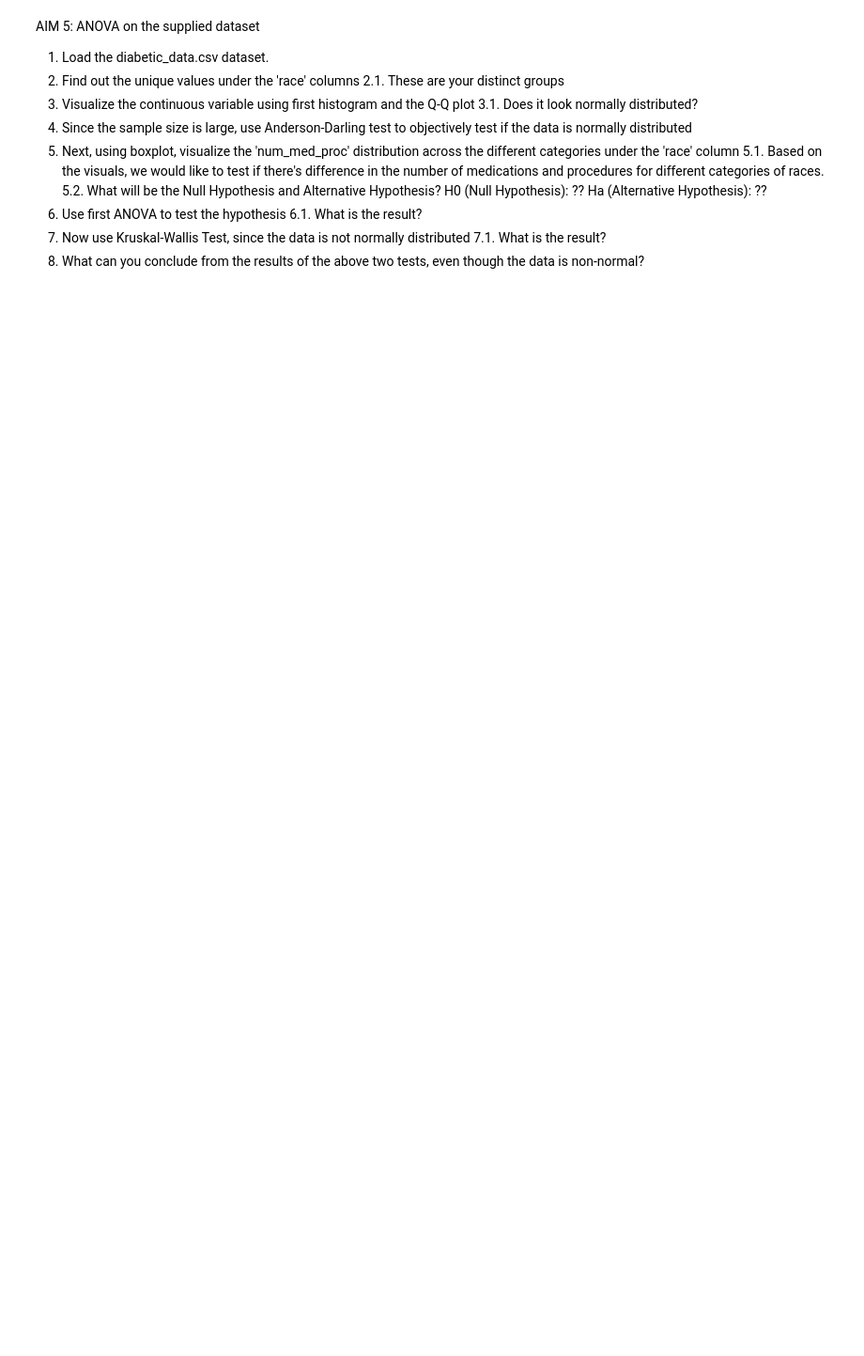
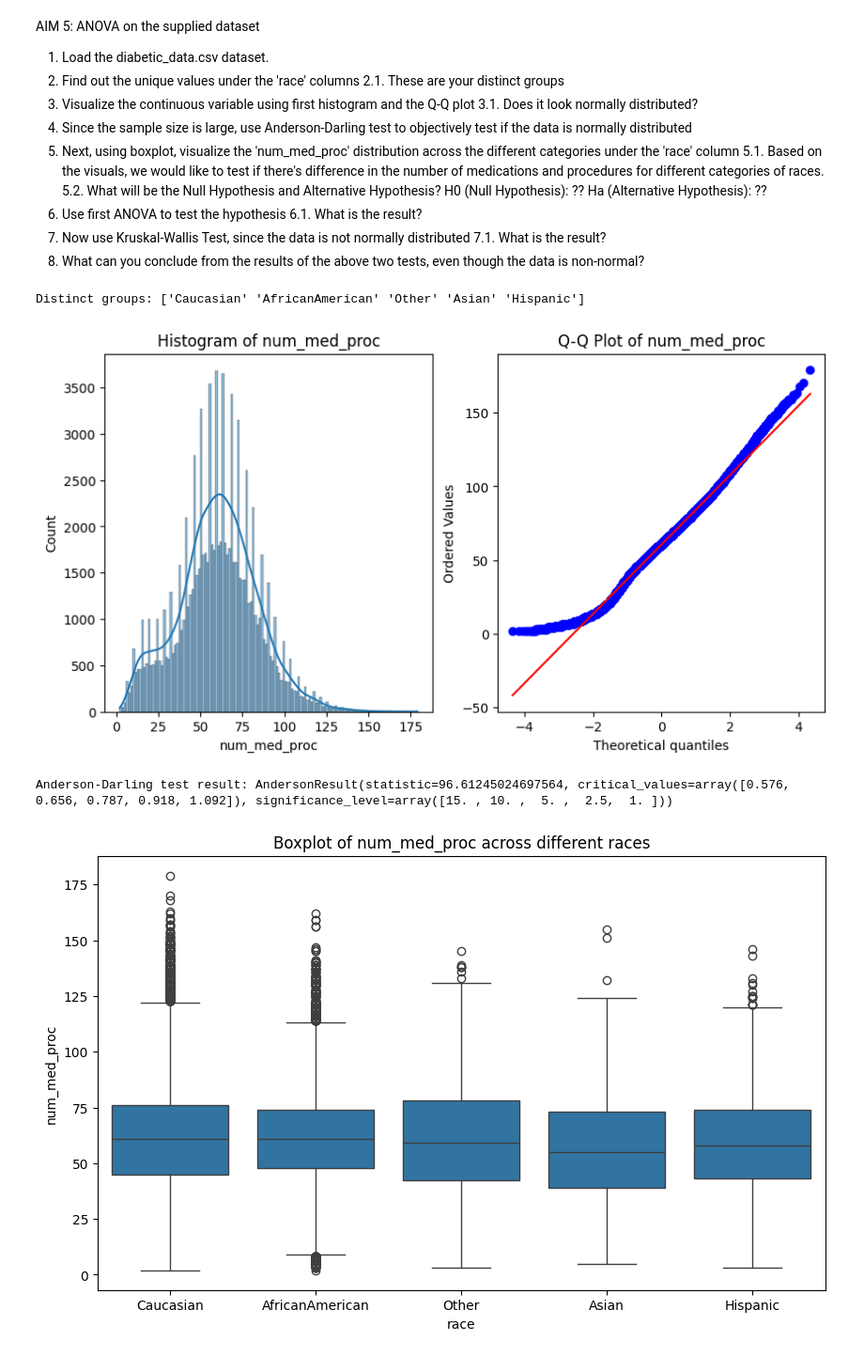
Before and after one commit to yonghusxt/ANOVA-practice-exercise, a Jupyter notebook: anova_practice.ipynb, the cells around one changed output. Shown at 94% size. Saved outputs shown, nothing was run; the diff lists cells and outputs as text; code cells hidden in the pictures; blank space fills up the shorter version.

```diff
--- a/anova_practice.ipynb
+++ b/anova_practice.ipynb
@@ -66,0 +143,66 @@ import scipy.stats as stats
+# %%
+from scipy.stats import kruskal
+import scipy.stats as stats
+import pandas as pd
+import numpy as np
+import matplotlib.pyplot as plt
+import seaborn as sns
+
+# 1. Load the dataset
+data = pd.read_csv('diabetic_data.csv')
+
+# 2. Find unique values under 'race' column
+distinct_groups = data['race'].unique()
+print("Distinct groups:", distinct_groups)
+
+# 3. Visualize the continuous variable using histogram and Q-Q plot
+plt.figure(figsize=(10,5))
+
+# Histogram
+plt.subplot(1, 2, 1)
+sns.histplot(data['num_med_proc'], kde=True)
+plt.title('Histogram of num_med_proc')
+
+# Q-Q plot
+plt.subplot(1, 2, 2)
+stats.probplot(data['num_med_proc'], dist="norm", plot=plt)
+plt.title('Q-Q Plot of num_med_proc')
+plt.show()
+
+# 4. Anderson-Darling test for normality
+ad_result = stats.anderson(data['num_med_proc'])
+print("Anderson-Darling test result:", ad_result)
+
+# 5. Boxplot visualization
+plt.figure(figsize=(10,6))
+sns.boxplot(x='race', y='num_med_proc', data=data)
+plt.title('Boxplot of num_med_proc across different races')
+plt.show()
+
+# 6. ANOVA Test
+# Null Hypothesis (H0): There is no difference in the number of medications and procedures across different races.
+# Alternative Hypothesis (Ha): There is a difference in the number of medications and procedures across different races.
+f_val, p_val = stats.f_oneway(*[data[data['race'] == group]['num_med_proc'] for group in distinct_groups])
+print("ANOVA F-value:", f_val)
+print("ANOVA P-value:", p_val)
+
+# 7. Kruskal-Wallis Test
+h_val, p_val_kw = stats.kruskal(*[data[data['race'] == group]['num_med_proc'] for group in distinct_groups])
+print("Kruskal-Wallis H-value:", h_val)
+print("Kruskal-Wallis P-value:", p_val_kw)
+
+# 8. Conclusion based on results
+if p_val < 0.05:
+    print("ANOVA suggests there is a significant difference in the number of medications and procedures across different races.")
+else:
+    print("ANOVA suggests there is no significant difference in the number of medications and procedures across different races.")
+
+if p_val_kw < 0.05:
+    print("Kruskal-Wallis suggests there is a significant difference in the number of medications and procedures across different races.")
+else:
+    print("Kruskal-Wallis suggests there is no significant difference in the number of medications and procedures across different races.")
+# %% [output]
+Distinct groups: ['Caucasian' 'AfricanAmerican' 'Other' 'Asian' 'Hispanic']
+[figure, added]
+Anderson-Darling test result: AndersonResult(statistic=96.61245024697564, critical_values=array([0.576, 0.656, 0.787, 0.918, 1.092]), significance_level=array([15. , 10. ,  5. ,  2.5,  1. ]))
+[figure, added]
```
Also changed, not shown: parts of 8 cells of this notebook.
